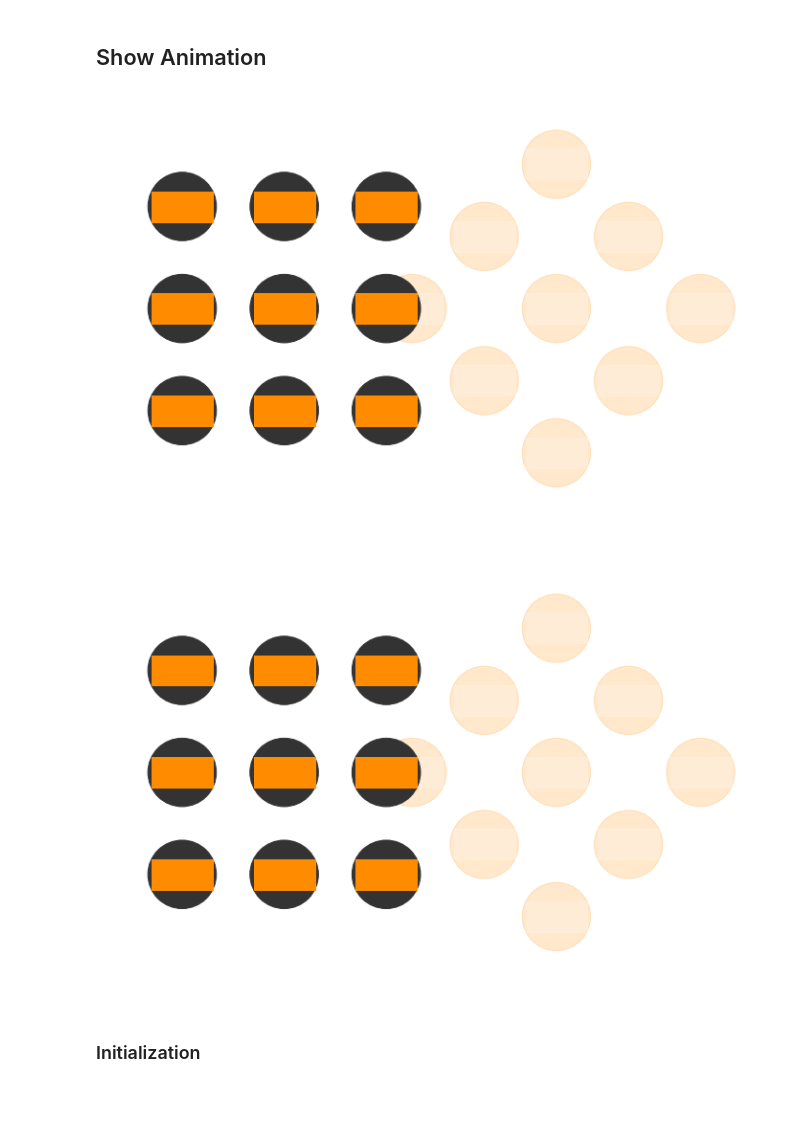
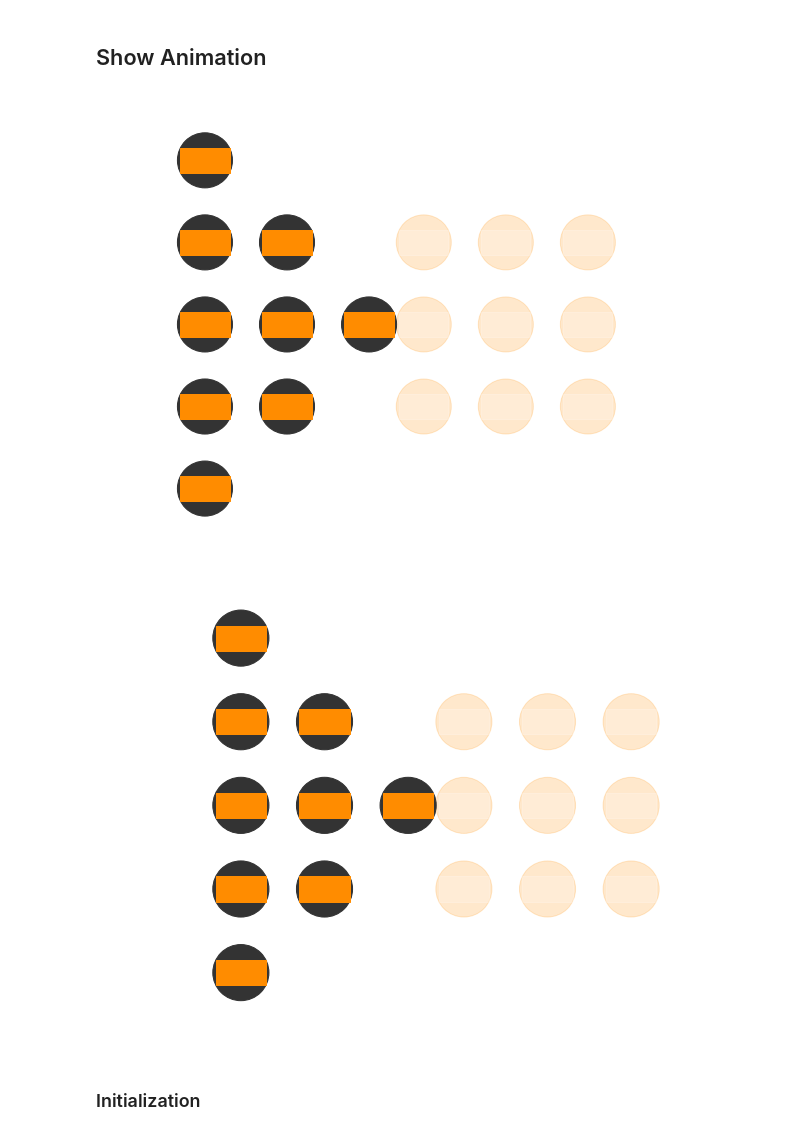
Before and after one commit to bgheneti/MultiboatTrajectoryOptimization, a Jupyter notebook: final_project_visualizations.ipynb, the cells around one changed output. Cells and saved outputs as stored; diff of their text form; code cells hidden in the pictures; blank space fills up the shorter version.

```diff
--- a/final_project_visualizations.ipynb
+++ b/final_project_visualizations.ipynb
@@ -168,10 +171,10 @@ def demo_save(experiment, demo_name=None, save=True):
 # %% [markdown]
 ## Show Animation
 # %%
-experiment = experiments['Boat'][init_keys[3]][-1]
+experiment = experiments_clearance['Boat'][init_keys[3]][6]
 anim, anim_init = demo_save(experiment, save=False)
 # %% [output]
-[figure, old version]
+[figure, new version]
-[figure, old version]
+[figure, new version]
 # %% [markdown]
 ### Initialization
```
Also changed, not shown: parts of 13 cells of this notebook, 25 other files.
